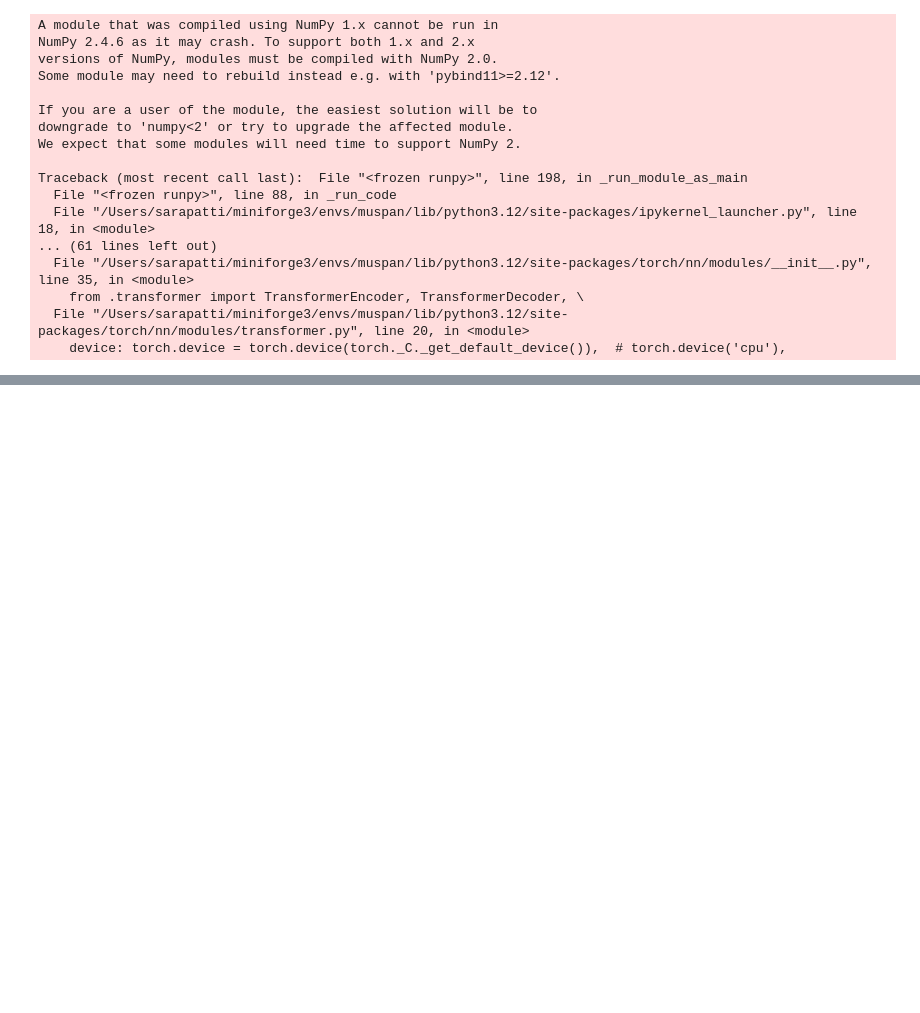
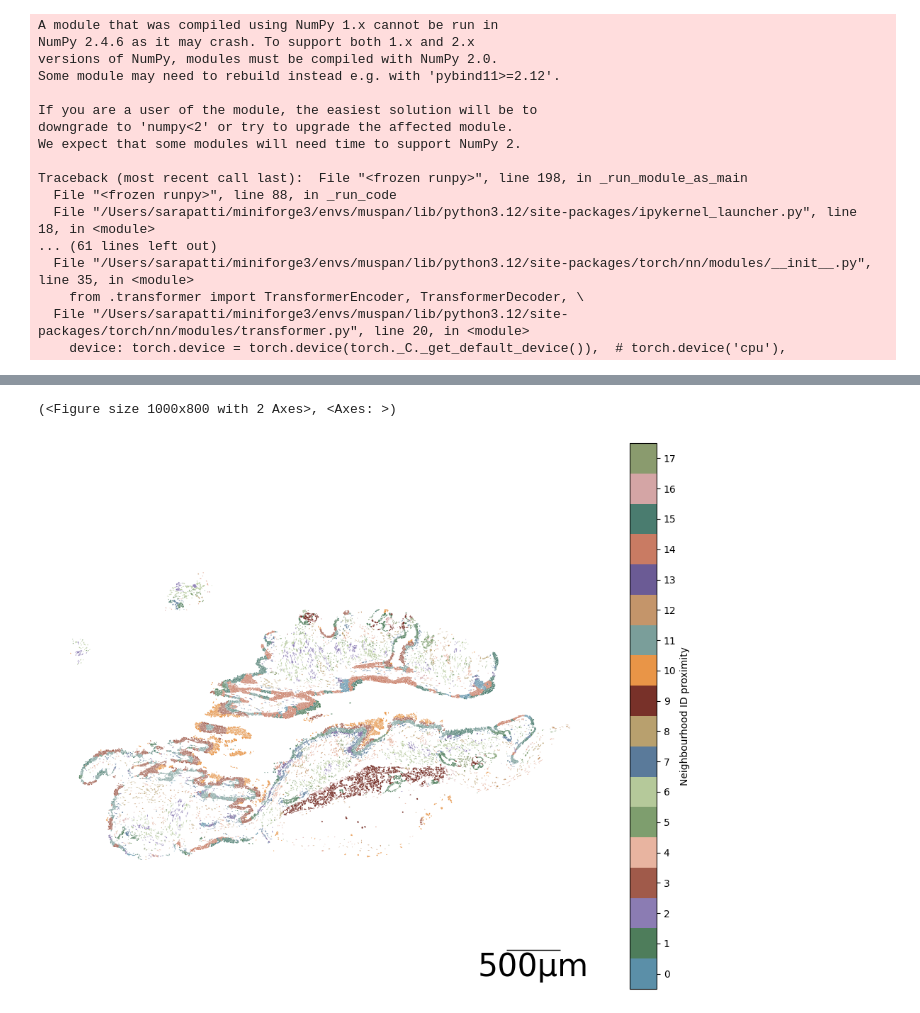
Before and after one commit to spatts14/AirScape_analysis, a Jupyter notebook: notebooks/muspan/nb_clustering.ipynb, the cells around one changed output, grey strips where cells are left out. Cells and saved outputs as stored; diff of their text form; code cells hidden in the pictures; blank space fills up the shorter version.

```diff
--- a/notebooks/muspan/nb_clustering.ipynb
+++ b/notebooks/muspan/nb_clustering.ipynb
@@ -164,0 +109,23 @@ ms.visualise.visualise(domain, color_by='Neighbourhood ID', marker_size=0.1, obj
+# %%
+np.unique(domain.labels["Cell Type level 1"]["labels"])
+boundCells = ms.query.query(domain, ("Collection",), "is", "Cell boundaries")
+
+ms.visualise.visualise(
+    domain,
+    color_by="Neighbourhood ID proximity",
+    objects_to_plot=boundCells,
+    shape_kwargs=dict(alpha=1, linewidth=0.001, edgecolor="#00000000"),
+    add_scalebar=True,
+    scalebar_kwargs={
+        "size": 500,
+        "label": "500µm",
+        "loc": "lower right",
+        "pad": 0.1,
+        "color": "black",
+        "frameon": False,
+        "size_vertical": 2,
+    },
+)
+# %% [output]
+(<Figure size 1000x800 with 2 Axes>, <Axes: >)
+[figure, added]
```
Also changed, not shown: parts of 14 cells of this notebook, 2 other files.
